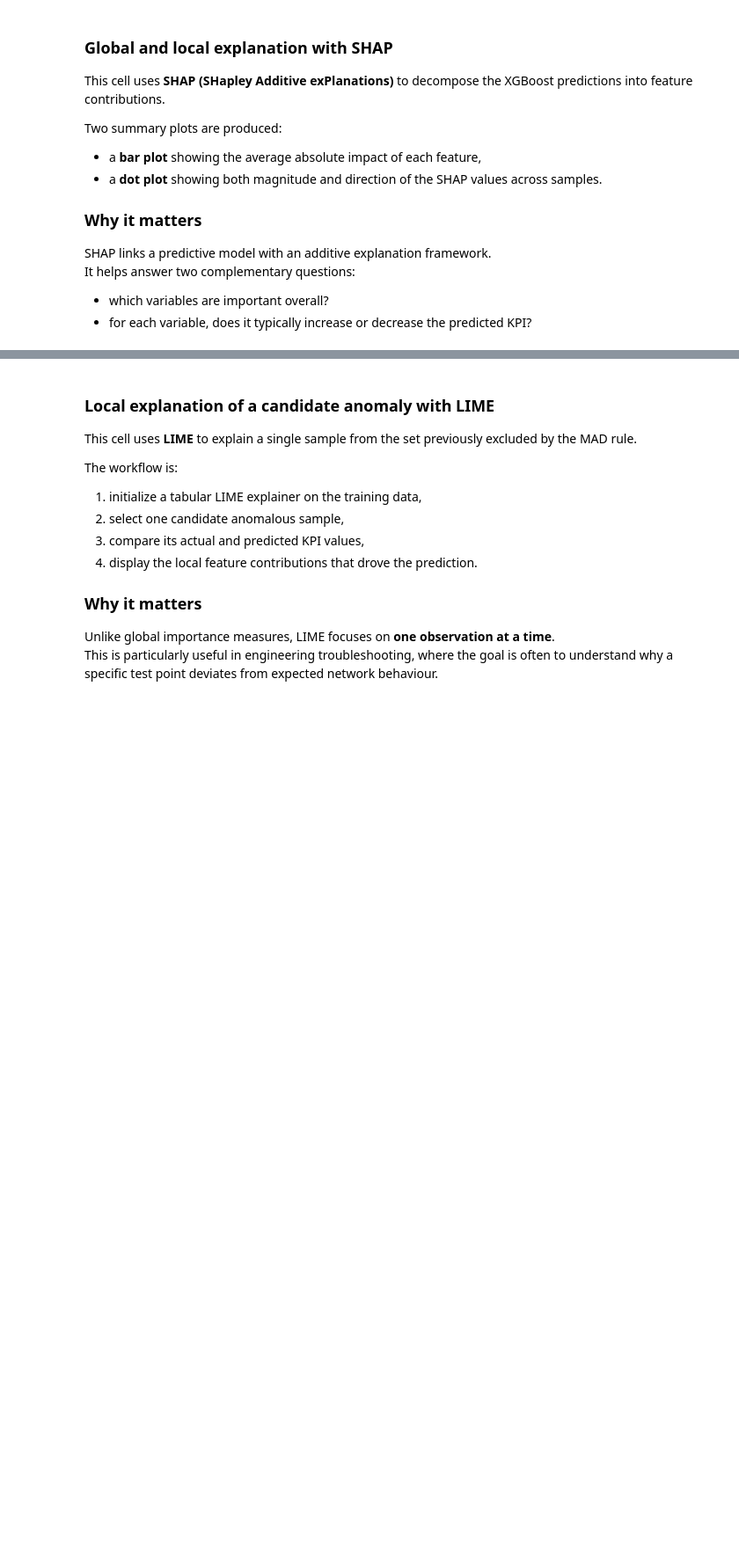
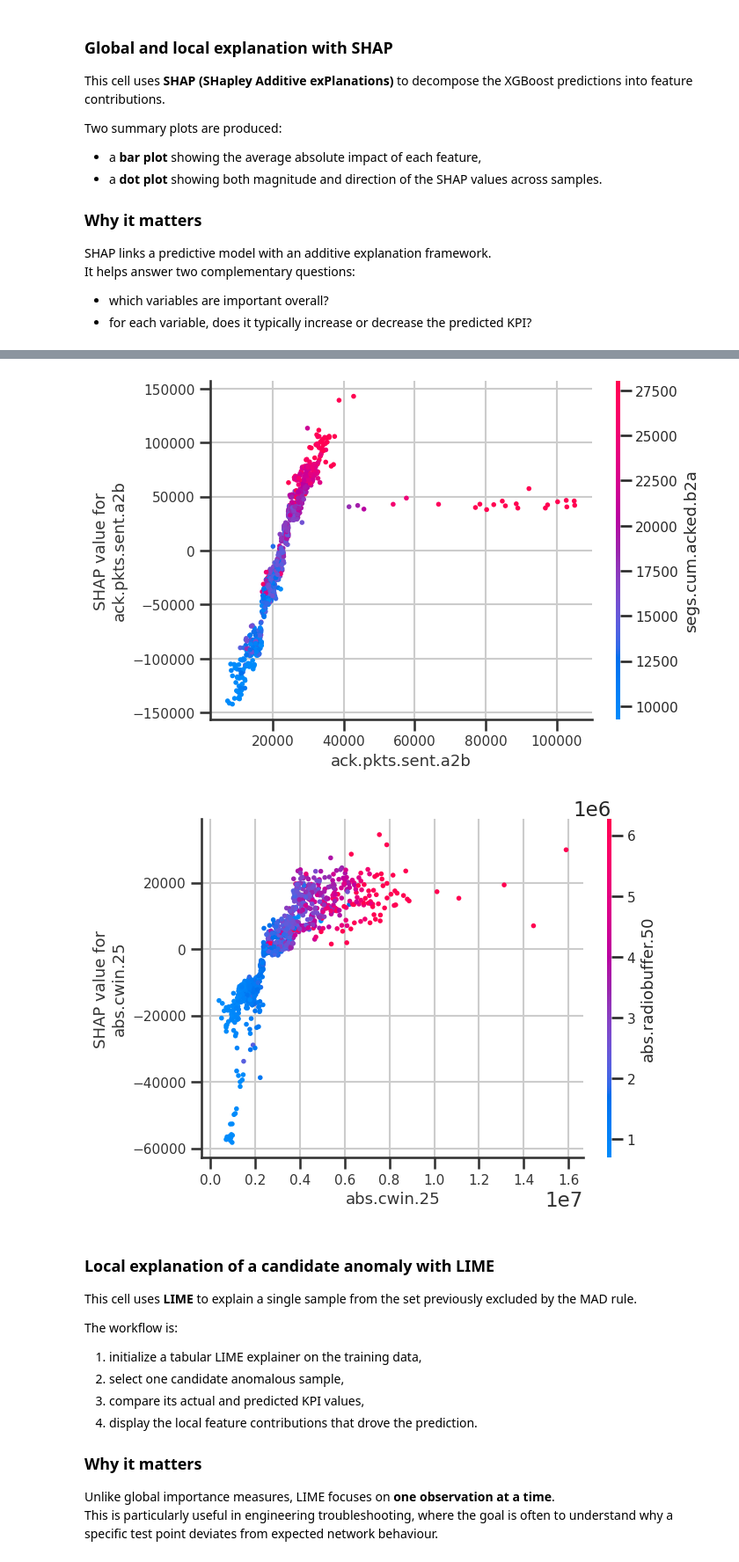
Before and after one commit to JuanMarcosRamirez/xmlad, a Jupyter notebook: 03_explainability.ipynb, the cells around one changed output, grey strips where cells are left out. Shown at 88% size. Drawn from its saved outputs; the diff is of its cells as text; code cells hidden in the pictures; blank space fills up the shorter version.

```diff
--- a/03_explainability.ipynb
+++ b/03_explainability.ipynb
@@ -485,3 +526,17 @@ shap.summary_plot(shap_values, features=X_train, feature_names=feature_names, pl
+# %%
+# Create figure with 2 subplots
+fig= plt.figure(figsize=(7, 5))
+shap.dependence_plot('ack.pkts.sent.a2b', shap_values.values, X_train, interaction_index='segs.cum.acked.b2a',
+                         feature_names=feature_names.tolist(), ax=plt.gca())
+plt.show()
+
+fig= plt.figure(figsize=(7, 5))
+shap.dependence_plot('abs.cwin.25', shap_values.values, X_train, interaction_index='abs.radiobuffer.50',
+                         feature_names=feature_names.tolist(), ax=plt.gca())
+plt.show()
+# %% [output]
+[figure, added]
+[figure, added]
 # %% [markdown]
 ### Local explanation of a candidate anomaly with LIME
 
```
Also changed, not shown: parts of 3 cells of this notebook.
